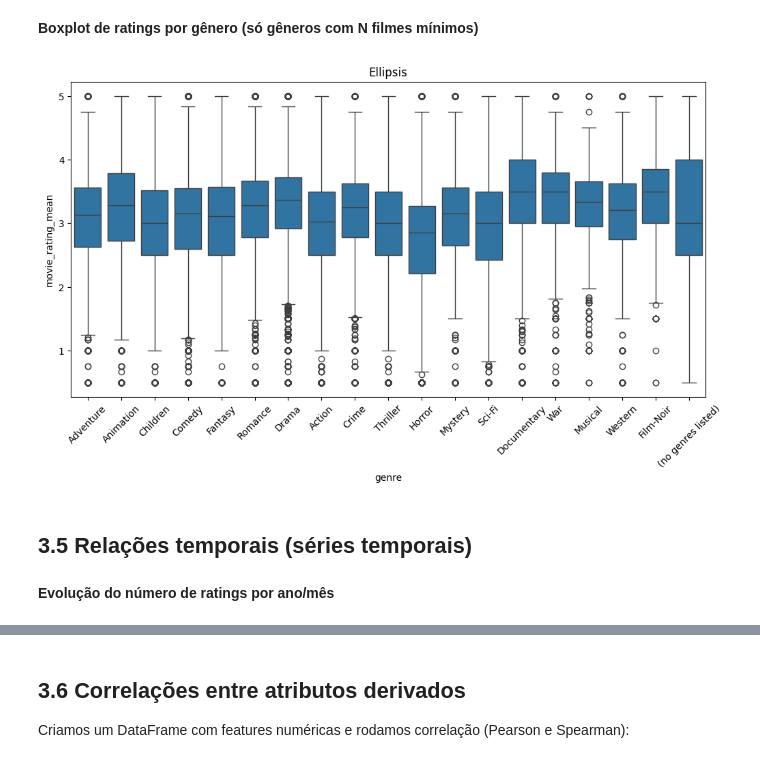
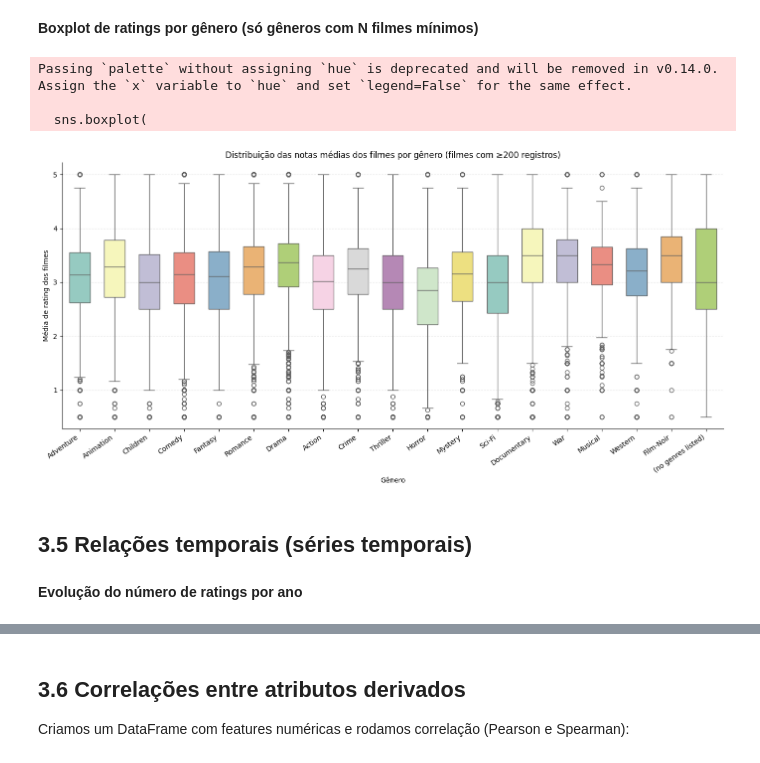
Before and after one commit to Enzooliveira29/AtividadeCD, a Jupyter notebook: notebooks/Trabalho2.ipynb, the cells around one changed output, grey strips where cells are left out. Saved outputs shown, nothing was run; the diff lists cells and outputs as text; code cells hidden in the pictures.

```diff
--- a/notebooks/Trabalho2.ipynb
+++ b/notebooks/Trabalho2.ipynb
@@ -387,24 +410,43 @@ Name: movie_rating_mean, dtype: float64
 # %% [markdown]
 **Boxplot de ratings por gênero (só gêneros com N filmes mínimos)**
 # %%
+
 min_movies = 200  # filtrar gêneros com pelo menos 200 filmes para estabilidade
 popular_genres = genre_counts[genre_counts >= min_movies].index.tolist()
 df_plot = movies_exploded[movies_exploded['genre'].isin(popular_genres)].copy()
 
 df_plot = df_plot.dropna(subset=['movie_rating_mean'])
 
-# boxplot: cada ponto é um filme (média do filme)
-plt.figure(figsize=(12,6))
-sns.boxplot(x='genre', y='movie_rating_mean', data=df_plot)
-plt.xticks(rotation=45)
-plt.title(...)
+plt.figure(figsize=(14,7))
+
+sns.boxplot(
+    data=df_plot,
+    x='genre',
+    y='movie_rating_mean',
+    palette='Set3',              # cores suaves
+    width=0.6,                   # caixas mais estreitas
+)
+
+# Estilo do Seaborn
+sns.despine()
+
+plt.xticks(rotation=35, ha='right')
+plt.xlabel("Gênero")
+plt.ylabel("Média de rating dos filmes")
+plt.title("Distribuição das notas médias dos filmes por gênero (filmes com ≥200 registros)")
+
+plt.grid(axis='y', alpha=0.3, linestyle="--")
+plt.tight_layout()
 plt.show()
 # %% [output]
+Passing `palette` without assigning `hue` is deprecated and will be removed in v0.14.0. Assign the `x` variable to `hue` and set `legend=False` for the same effect.
+
+  sns.boxplot(
-[figure, old version]
+[figure, new version]
 # %% [markdown]
 ## 3.5 Relações temporais (séries temporais)
 # %% [markdown]
-**Evolução do número de ratings por ano/mês**
+**Evolução do número de ratings por ano**
 # %%
 # ratings por ano
 ratings_per_year = ratings.groupby('year').size()
```
Also changed, not shown: parts of 54 cells of this notebook.
